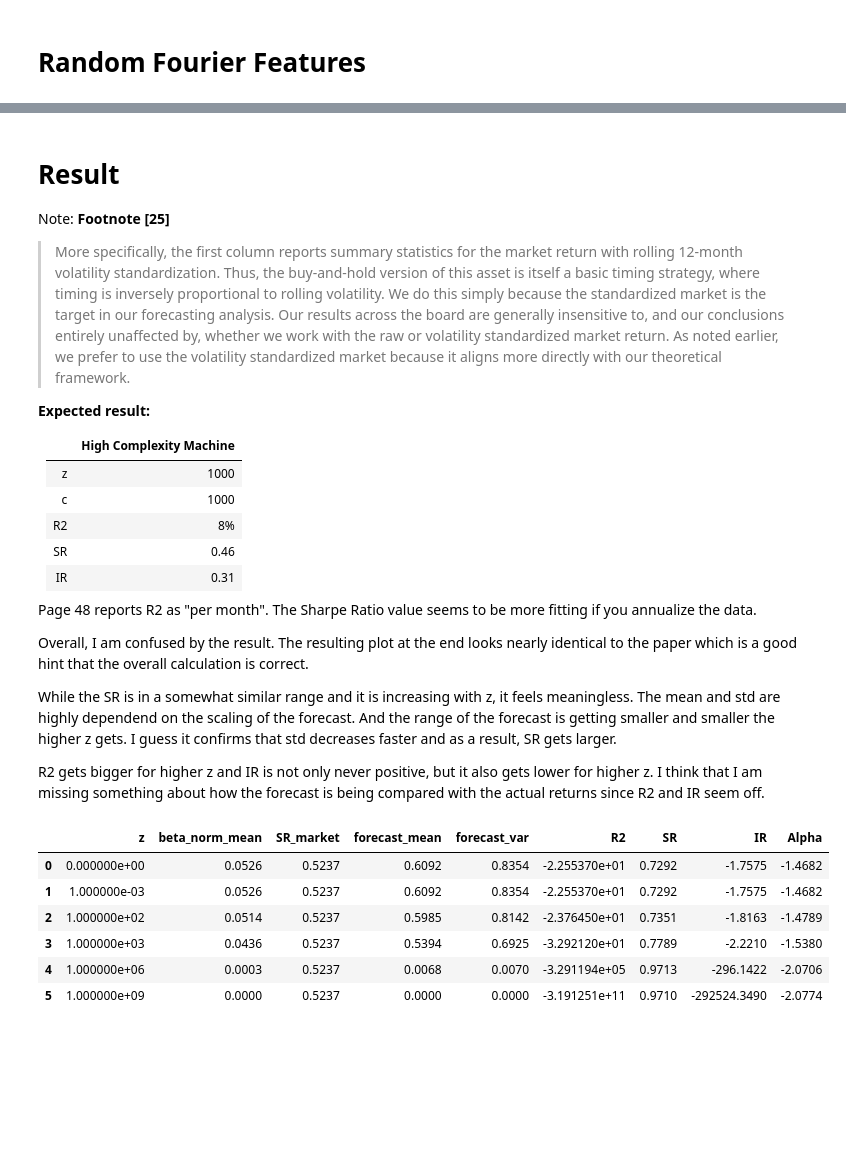
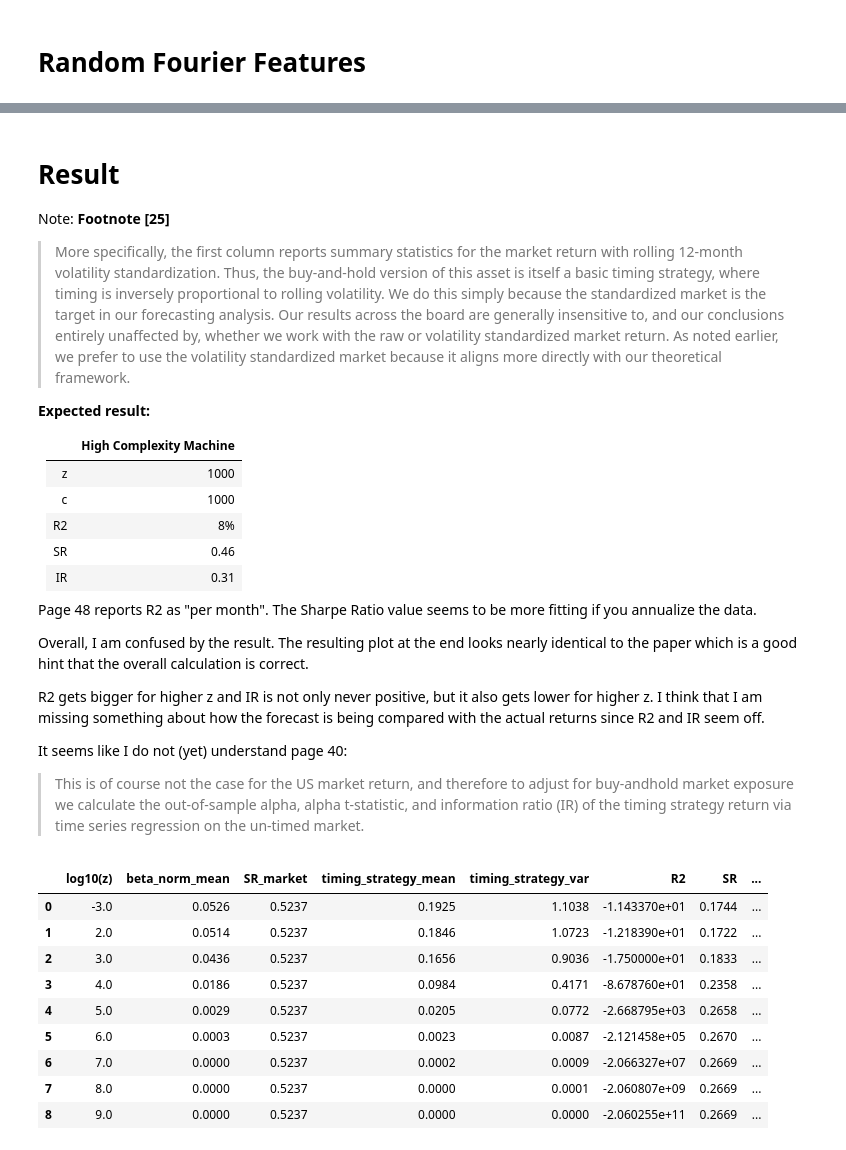
Before and after one commit to nkonts/replication-the-virtue-of-complexity-in-return-prediction, a Jupyter notebook: experiment.ipynb, the cells around one changed output, grey strips where cells are left out. Drawn from its saved outputs; the diff is of its cells as text; code cells hidden in the pictures; blank space fills up the shorter version.

```diff
--- a/experiment.ipynb
+++ b/experiment.ipynb
@@ -181,37 +184,42 @@ Page 48 reports R2 as "per month". The Sharpe Ratio value seems to be more fitti
 
 Overall, I am confused by the result. The resulting plot at the end looks nearly identical to the paper which is a good hint that the overall calculation is correct.
 
-While the SR is in a somewhat similar range and it is increasing with z, it feels meaningless. The mean and std are highly dependend on the scaling of the forecast. And the range of the forecast is getting smaller and smaller the higher z gets. I guess it confirms that std decreases faster and as a result, SR gets larger.
+R2 gets bigger for higher z and IR is not only never positive, but it also gets lower for higher z. I think that I am missing something about how the forecast is being compared with the actual returns since R2 and IR seem off.
 
-R2 gets bigger for higher z and IR is not only never positive, but it also gets lower for higher z. I think that I am missing something about how the forecast is being compared with the actual returns since R2 and IR seem off.
+It seems like I do not (yet) understand page 40:
+> This is of course not the case for the US market return, and therefore to adjust for buy-andhold market exposure we calculate the out-of-sample alpha, alpha t-statistic, and information ratio (IR) of the timing strategy return via time series regression on the un-timed market.
 # %%
 result = []
 for z in z_values:
         df = backtest[backtest["z"] == z]
         time_factor = 12 # 12 to get annual values
-        mean = df["forecast"].mean()*time_factor
-        std = df["forecast"].std()*np.sqrt(time_factor)
+        mean = df["timing_strategy"].mean()*time_factor
+        std = df["timing_strategy"].std()*np.sqrt(time_factor)
+        mean_return = df["return"].mean()*time_factor
         result.append({
-            "z" : z,
+            "log10(z)" : np.log10(z),
             "beta_norm_mean" : df["beta_norm"].mean(),
             "SR_market" : (df["return"].mean()*time_factor)/(df["return"].std()*np.sqrt(time_factor)),
 
-            "forecast_mean" : mean,
-            "forecast_var" : std,
-            "R2" : r2_score(df["forecast"], df["return"]),
+            "timing_strategy_mean" : mean,
+            "timing_strategy_var" : std,
+            "R2" : r2_score(df["timing_strategy"], df["return"]),
             "SR" : mean/std,
-            "IR" : (mean - df["return"].mean()*time_factor)/std,
-            "Alpha" : mean - df["return"].mean()*time_factor,
+            "IR" : (mean - mean_return)/std,
+            "Alpha" : mean - mean_return,
         })
 result = pd.DataFrame(result)
 result.round(4)
 # %% [output]
-|  | z | beta_norm_mean | SR_market | forecast_mean | forecast_var | R2 | SR | IR | Alpha |
-| 0 | 0.000000e+00 | 0.0526 | 0.5237 | 0.6092 | 0.8354 | -2.255370e+01 | 0.7292 | -1.7575 | -1.4682 |
-| 1 | 1.000000e-03 | 0.0526 | 0.5237 | 0.6092 | 0.8354 | -2.255370e+01 | 0.7292 | -1.7575 | -1.4682 |
-| 2 | 1.000000e+02 | 0.0514 | 0.5237 | 0.5985 | 0.8142 | -2.376450e+01 | 0.7351 | -1.8163 | -1.4789 |
-| 3 | 1.000000e+03 | 0.0436 | 0.5237 | 0.5394 | 0.6925 | -3.292120e+01 | 0.7789 | -2.2210 | -1.5380 |
-| 4 | 1.000000e+06 | 0.0003 | 0.5237 | 0.0068 | 0.0070 | -3.291194e+05 | 0.9713 | -296.1422 | -2.0706 |
-| 5 | 1.000000e+09 | 0.0000 | 0.5237 | 0.0000 | 0.0000 | -3.191251e+11 | 0.9710 | -292524.3490 | -2.0774 |
+|  | log10(z) | beta_norm_mean | SR_market | timing_strategy_mean | timing_strategy_var | R2 | SR | ... |
+| 0 | -3.0 | 0.0526 | 0.5237 | 0.1925 | 1.1038 | -1.143370e+01 | 0.1744 | ... |
+| 1 | 2.0 | 0.0514 | 0.5237 | 0.1846 | 1.0723 | -1.218390e+01 | 0.1722 | ... |
+| 2 | 3.0 | 0.0436 | 0.5237 | 0.1656 | 0.9036 | -1.750000e+01 | 0.1833 | ... |
+| 3 | 4.0 | 0.0186 | 0.5237 | 0.0984 | 0.4171 | -8.678760e+01 | 0.2358 | ... |
+| 4 | 5.0 | 0.0029 | 0.5237 | 0.0205 | 0.0772 | -2.668795e+03 | 0.2658 | ... |
+| 5 | 6.0 | 0.0003 | 0.5237 | 0.0023 | 0.0087 | -2.121458e+05 | 0.2670 | ... |
+| 6 | 7.0 | 0.0000 | 0.5237 | 0.0002 | 0.0009 | -2.066327e+07 | 0.2669 | ... |
+| 7 | 8.0 | 0.0000 | 0.5237 | 0.0000 | 0.0001 | -2.060807e+09 | 0.2669 | ... |
+| 8 | 9.0 | 0.0000 | 0.5237 | 0.0000 | 0.0000 | -2.060255e+11 | 0.2669 | ... |
 # %%
 plot_data = pd.DataFrame()
```
Also changed, not shown: parts of 4 cells of this notebook, 2 other files.
